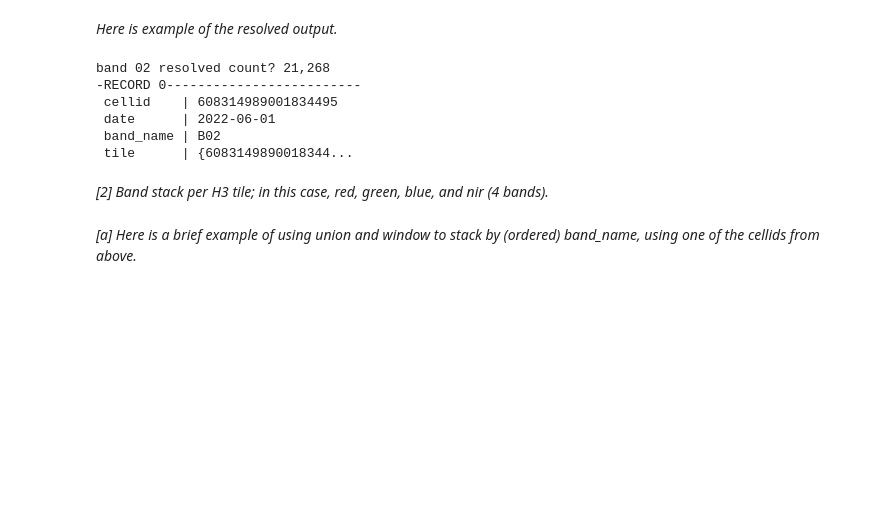
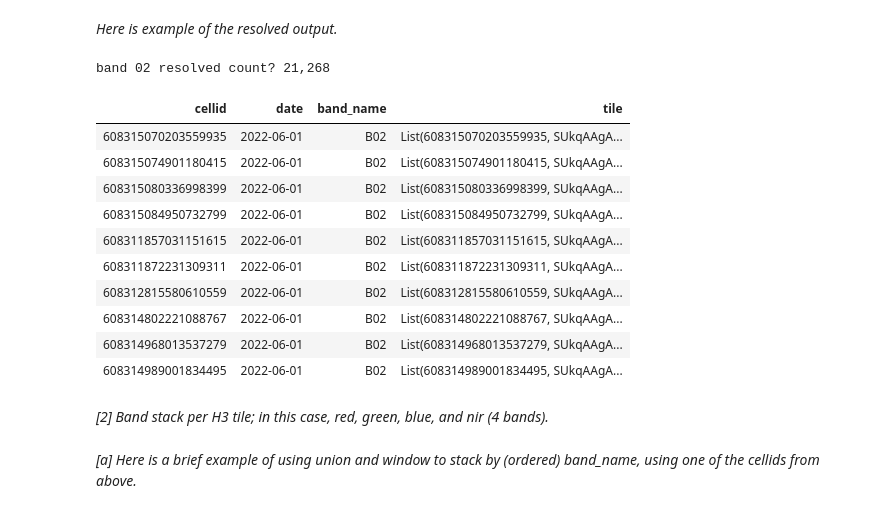
Before and after one commit to a0x8o/geobrix, a Jupyter notebook: notebooks/examples/eo-series/04. Band Stacking + Clipping.ipynb, the cells around one changed output. Cells and saved outputs as stored; diff of their text form; code cells hidden in the pictures; blank space fills up the shorter version.

```diff
--- a/notebooks/examples/eo-series/04. Band Stacking + Clipping.ipynb
+++ b/notebooks/examples/eo-series/04. Band Stacking + Clipping.ipynb
@@ -97,14 +116,20 @@ df_b08_resolved = df_b08_h3.groupBy("cellid", "date", "band_name")\
 _Here is example of the resolved output._
 # %%
 print(f"band 02 resolved count? {df_b02_resolved.count():,}")
-df_b02_resolved.limit(1).show(vertical=True) # <- show + limiting for ipynb only
+df_b02_resolved.limit(10).display()
 # %% [output]
 band 02 resolved count? 21,268
--RECORD 0-------------------------
- cellid    | 608314989001834495
- date      | 2022-06-01
- band_name | B02
- tile      | {6083149890018344...
+| cellid | date | band_name | tile |
+| 608315070203559935 | 2022-06-01 | B02 | List(608315070203559935, SUkqAAgA... |
+| 608315074901180415 | 2022-06-01 | B02 | List(608315074901180415, SUkqAAgA... |
+| 608315080336998399 | 2022-06-01 | B02 | List(608315080336998399, SUkqAAgA... |
+| 608315084950732799 | 2022-06-01 | B02 | List(608315084950732799, SUkqAAgA... |
+| 608311857031151615 | 2022-06-01 | B02 | List(608311857031151615, SUkqAAgA... |
+| 608311872231309311 | 2022-06-01 | B02 | List(608311872231309311, SUkqAAgA... |
+| 608312815580610559 | 2022-06-01 | B02 | List(608312815580610559, SUkqAAgA... |
+| 608314802221088767 | 2022-06-01 | B02 | List(608314802221088767, SUkqAAgA... |
+| 608314968013537279 | 2022-06-01 | B02 | List(608314968013537279, SUkqAAgA... |
+| 608314989001834495 | 2022-06-01 | B02 | List(608314989001834495, SUkqAAgA... |
 # %% [markdown]
 _[2] Band stack per H3 tile; in this case, red, green, blue, and nir (4 bands)._
 # %% [markdown]
```
Also changed, not shown: parts of 13 cells of this notebook, 3 other files.
